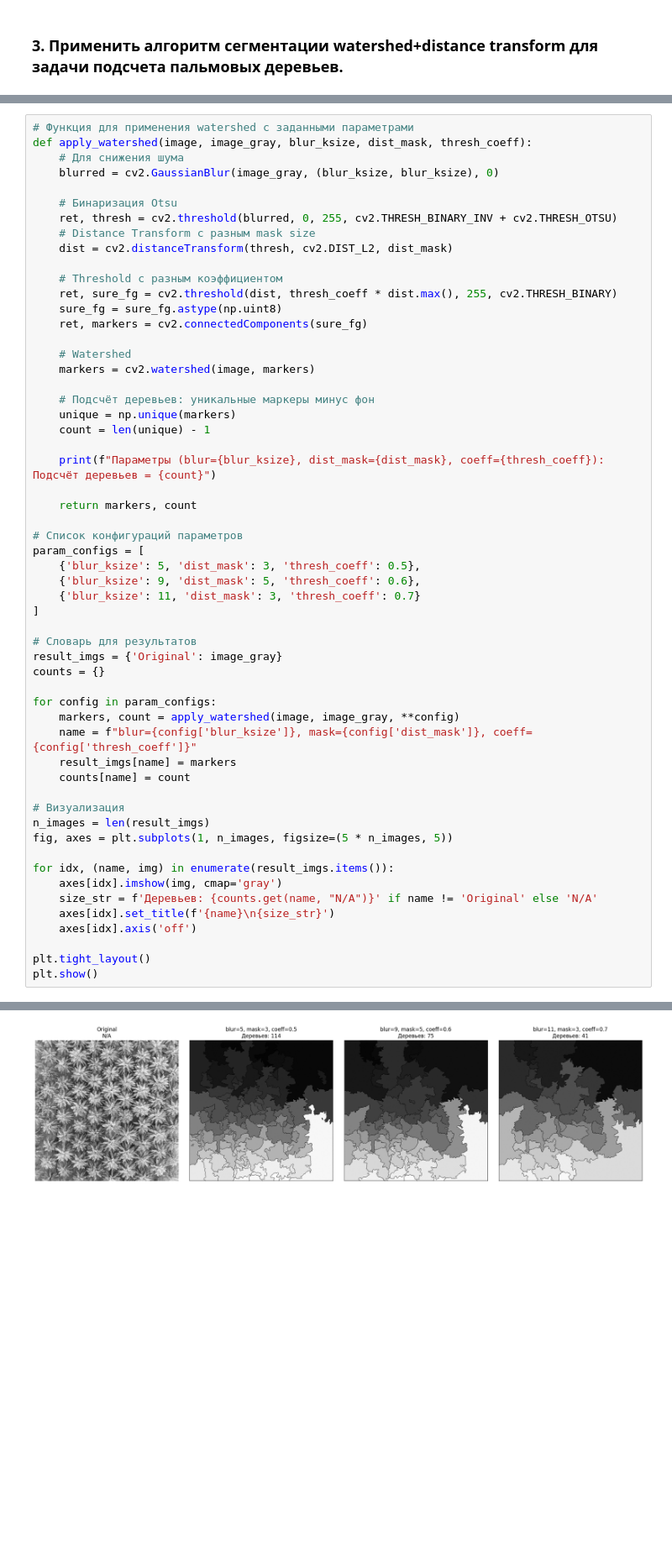
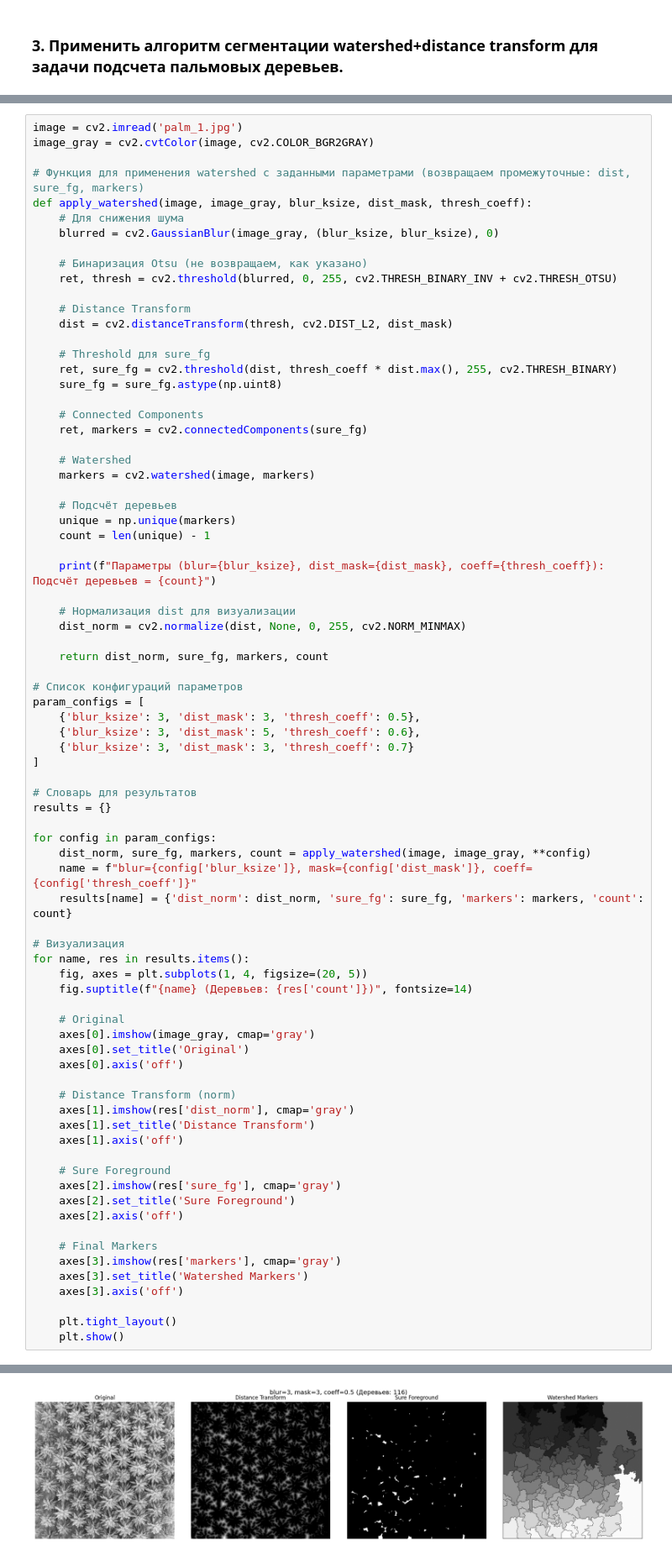
Before and after one commit to RealProstatus/image-processing, a Jupyter notebook: Practice_4/DE_IP_2024_Task_4.ipynb, the cells around one changed output, grey strips where cells are left out. Shown at 84% size. Drawn from its saved outputs; the diff is of its cells as text; blank space fills up the shorter version.

```diff
--- a/Practice_4/DE_IP_2024_Task_4.ipynb
+++ b/Practice_4/DE_IP_2024_Task_4.ipynb
@@ -173,59 +173,81 @@ plt.imshow(image_gray, cmap="gray")
 <matplotlib.image.AxesImage at 0x...>
 [figure]
 # %%
-# Функция для применения watershed с заданными параметрами
+image = cv2.imread('palm_1.jpg')
+image_gray = cv2.cvtColor(image, cv2.COLOR_BGR2GRAY)
+
+# Функция для применения watershed с заданными параметрами (возвращаем промежуточные: dist, sure_fg, markers)
 def apply_watershed(image, image_gray, blur_ksize, dist_mask, thresh_coeff):
     # Для снижения шума
     blurred = cv2.GaussianBlur(image_gray, (blur_ksize, blur_ksize), 0)
 
-    # Бинаризация Otsu
+    # Бинаризация Otsu (не возвращаем, как указано)
     ret, thresh = cv2.threshold(blurred, 0, 255, cv2.THRESH_BINARY_INV + cv2.THRESH_OTSU)
-    # Distance Transform с разным mask size
+
+    # Distance Transform
     dist = cv2.distanceTransform(thresh, cv2.DIST_L2, dist_mask)
 
-    # Threshold с разным коэффициентом
+    # Threshold для sure_fg
     ret, sure_fg = cv2.threshold(dist, thresh_coeff * dist.max(), 255, cv2.THRESH_BINARY)
     sure_fg = sure_fg.astype(np.uint8)
+
+    # Connected Components
     ret, markers = cv2.connectedComponents(sure_fg)
 
     # Watershed
     markers = cv2.watershed(image, markers)
 
-    # Подсчёт деревьев: уникальные маркеры минус фон
+    # Подсчёт деревьев
     unique = np.unique(markers)
     count = len(unique) - 1
 
     print(f"Параметры (blur={blur_ksize}, dist_mask={dist_mask}, coeff={thresh_coeff}): Подсчёт деревьев = {count}")
 
-    return markers, count
+    # Нормализация dist для визуализации
+    dist_norm = cv2.normalize(dist, None, 0, 255, cv2.NORM_MINMAX)
+
+    return dist_norm, sure_fg, markers, count
 
 # Список конфигураций параметров
 param_configs = [
-    {'blur_ksize': 5, 'dist_mask': 3, 'thresh_coeff': 0.5},
-    {'blur_ksize': 9, 'dist_mask': 5, 'thresh_coeff': 0.6},
-    {'blur_ksize': 11, 'dist_mask': 3, 'thresh_coeff': 0.7}
+    {'blur_ksize': 3, 'dist_mask': 3, 'thresh_coeff': 0.5},
+    {'blur_ksize': 3, 'dist_mask': 5, 'thresh_coeff': 0.6},
+    {'blur_ksize': 3, 'dist_mask': 3, 'thresh_coeff': 0.7}
 ]
 
 # Словарь для результатов
-result_imgs = {'Original': image_gray}
-counts = {}
+results = {}
 
 for config in param_configs:
-    markers, count = apply_watershed(image, image_gray, **config)
+    dist_norm, sure_fg, markers, count = apply_watershed(image, image_gray, **config)
     name = f"blur={config['blur_ksize']}, mask={config['dist_mask']}, coeff={config['thresh_coeff']}"
-    result_imgs[name] = markers
-    counts[name] = count
+    results[name] = {'dist_norm': dist_norm, 'sure_fg': sure_fg, 'markers': markers, 'count': count}
 
 # Визуализация
-n_images = len(result_imgs)
-fig, axes = plt.subplots(1, n_images, figsize=(5 * n_images, 5))
+for name, res in results.items():
+    fig, axes = plt.subplots(1, 4, figsize=(20, 5))
+    fig.suptitle(f"{name} (Деревьев: {res['count']})", fontsize=14)
 
-for idx, (name, img) in enumerate(result_imgs.items()):
-    axes[idx].imshow(img, cmap='gray')
-    size_str = f'Деревьев: {counts.get(name, "N/A")}' if name != 'Original' else 'N/A'
-    axes[idx].set_title(f'{name}\n{size_str}')
-    axes[idx].axis('off')
+    # Original
+    axes[0].imshow(image_gray, cmap='gray')
+    axes[0].set_title('Original')
+    axes[0].axis('off')
 
-plt.tight_layout()
-plt.show()
+    # Distance Transform (norm)
+    axes[1].imshow(res['dist_norm'], cmap='gray')
+    axes[1].set_title('Distance Transform')
+    axes[1].axis('off')
+
+    # Sure Foreground
+    axes[2].imshow(res['sure_fg'], cmap='gray')
+    axes[2].set_title('Sure Foreground')
+    axes[2].axis('off')
+
+    # Final Markers
+    axes[3].imshow(res['markers'], cmap='gray')
+    axes[3].set_title('Watershed Markers')
+    axes[3].axis('off')
+
+    plt.tight_layout()
+    plt.show()
 # %% [output]
@@ -235 +257 @@ plt.show()
-[figure, old version]
+[figure, new version]
```
Also changed, not shown: parts of 1 cell of this notebook.
